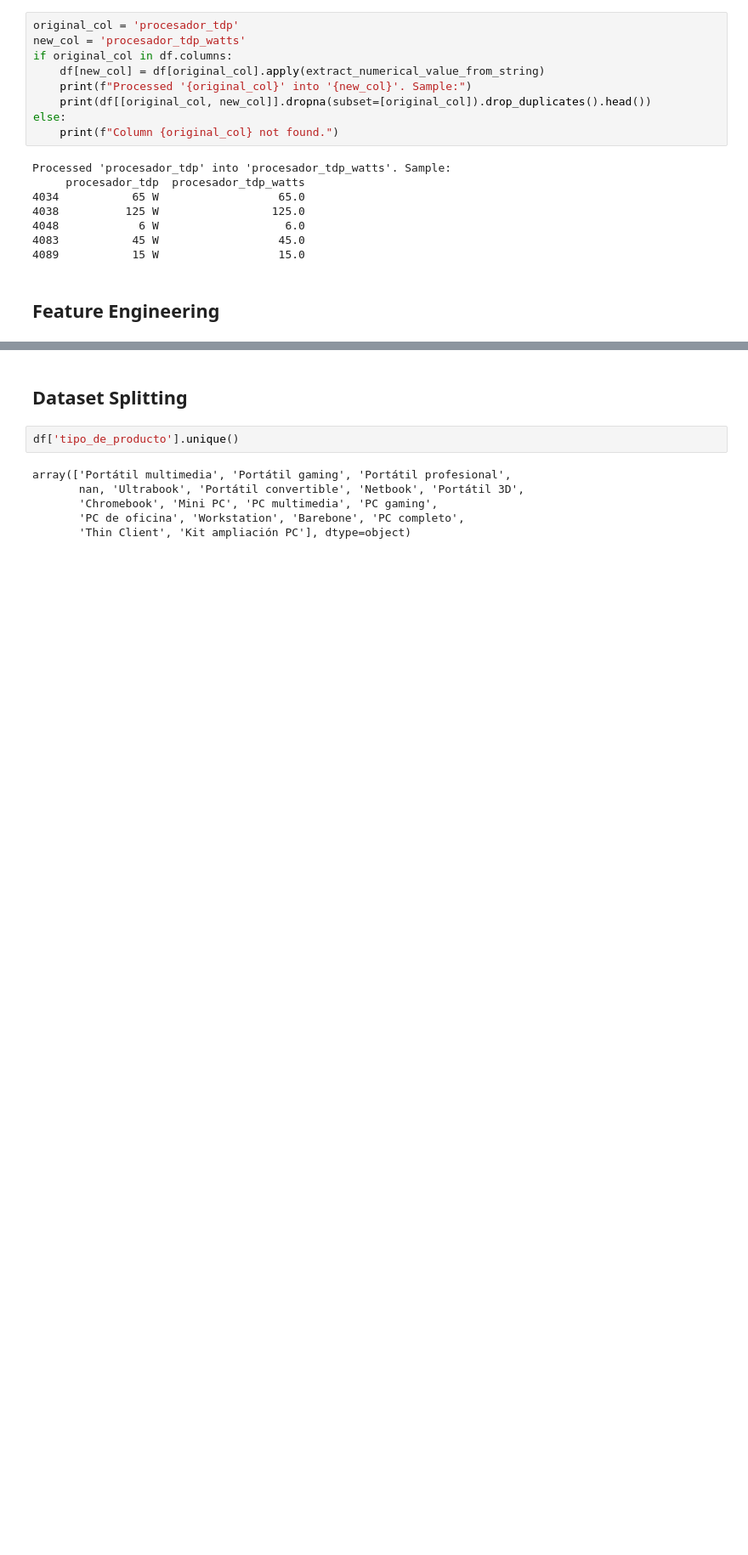
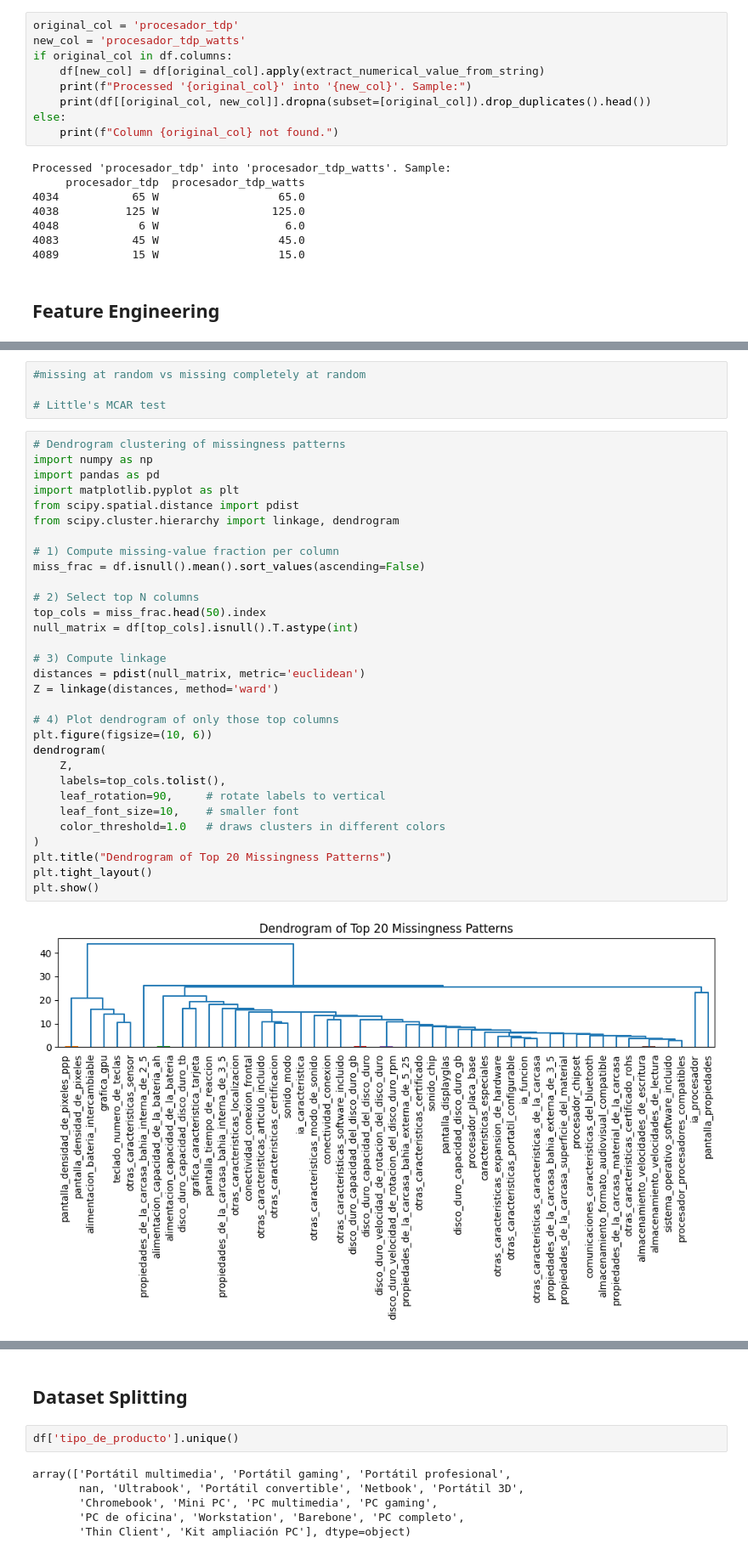
Before and after one commit to oholmess/PcPartPicker3000, a Jupyter notebook: assignment/EDA.ipynb, the cells around one changed output, grey strips where cells are left out. Shown: that part at 85% size. Cells and saved outputs as stored; diff of their text form; blank space fills up the shorter version.

```diff
--- a/assignment/EDA.ipynb
+++ b/assignment/EDA.ipynb
@@ -1294,0 +1392,37 @@ Processed 'procesador_tdp' into 'procesador_tdp_watts'. Sample:
+# %%
+#missing at random vs missing completely at random
+
+# Little's MCAR test
+# %%
+# Dendrogram clustering of missingness patterns
+import numpy as np
+import pandas as pd
+import matplotlib.pyplot as plt
+from scipy.spatial.distance import pdist
+from scipy.cluster.hierarchy import linkage, dendrogram
+
+# 1) Compute missing‐value fraction per column
+miss_frac = df.isnull().mean().sort_values(ascending=False)
+
+# 2) Select top N columns
+top_cols = miss_frac.head(50).index
+null_matrix = df[top_cols].isnull().T.astype(int)
+
+# 3) Compute linkage
+distances = pdist(null_matrix, metric='euclidean')
+Z = linkage(distances, method='ward')
+
+# 4) Plot dendrogram of only those top columns
+plt.figure(figsize=(10, 6))
+dendrogram(
+    Z,
+    labels=top_cols.tolist(),
+    leaf_rotation=90,     # rotate labels to vertical
+    leaf_font_size=10,    # smaller font
+    color_threshold=1.0   # draws clusters in different colors
+)
+plt.title("Dendrogram of Top 20 Missingness Patterns")
+plt.tight_layout()
+plt.show()
+# %% [output]
+[figure, added]
```
Also changed, not shown: parts of 21 cells of this notebook.
